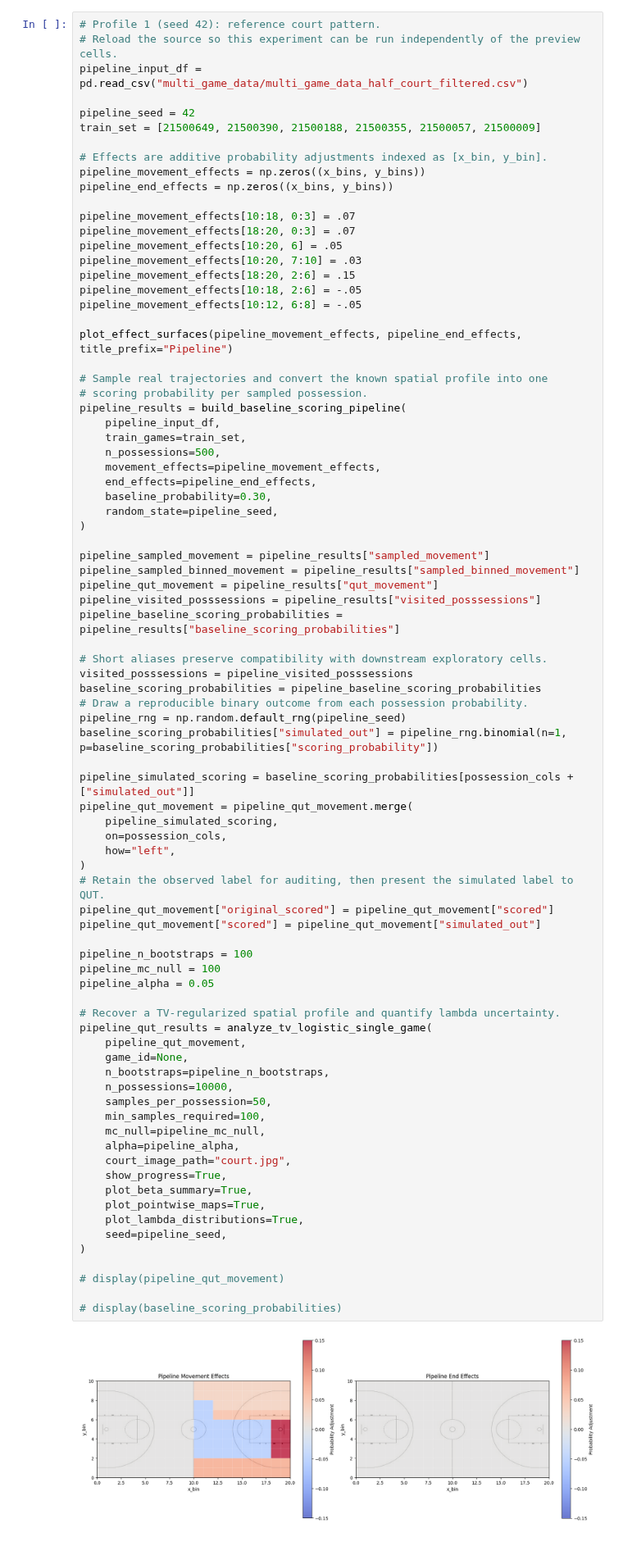
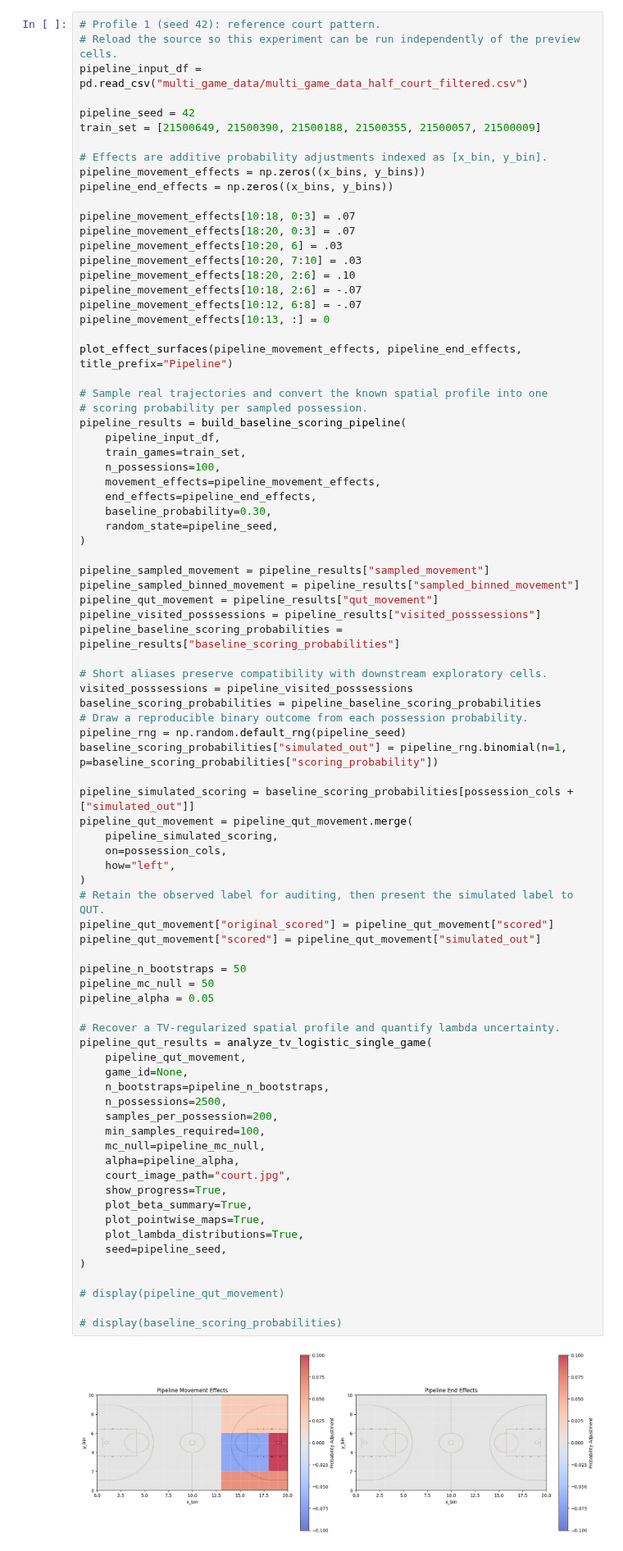
Before and after one commit to Channertheman/NBA_Analysis, a Jupyter notebook: Simulation_construction.ipynb, the cells around one changed output. Shown at 82% size. Saved outputs shown, nothing was run; the diff lists cells and outputs as text.

Commit message:
Cleaning outputs, testing profiles + bootstrapping parameters

```diff
--- a/Simulation_construction.ipynb
+++ b/Simulation_construction.ipynb
@@ -538,11 +538,12 @@ pipeline_end_effects = np.zeros((x_bins, y_bins))
 
 pipeline_movement_effects[10:18, 0:3] = .07
 pipeline_movement_effects[18:20, 0:3] = .07
-pipeline_movement_effects[10:20, 6] = .05
+pipeline_movement_effects[10:20, 6] = .03
 pipeline_movement_effects[10:20, 7:10] = .03
-pipeline_movement_effects[18:20, 2:6] = .15
-pipeline_movement_effects[10:18, 2:6] = -.05
-pipeline_movement_effects[10:12, 6:8] = -.05
+pipeline_movement_effects[18:20, 2:6] = .10
+pipeline_movement_effects[10:18, 2:6] = -.07
+pipeline_movement_effects[10:12, 6:8] = -.07
+pipeline_movement_effects[10:13, :] = 0
 
 plot_effect_surfaces(pipeline_movement_effects, pipeline_end_effects, title_prefix="Pipeline")
 
@@ -551,7 +552,7 @@ plot_effect_surfaces(pipeline_movement_effects, pipeline_end_effects, title_pref
 pipeline_results = build_baseline_scoring_pipeline(
     pipeline_input_df,
     train_games=train_set,
-    n_possessions=500,
+    n_possessions=100,
     movement_effects=pipeline_movement_effects,
     end_effects=pipeline_end_effects,
     baseline_probability=0.30,
@@ -576,36 +577,36 @@ pipeline_qut_movement = pipeline_qut_movement.merge(
     pipeline_simulated_scoring,
     on=possession_cols,
     how="left",
 )
 # Retain the observed label for auditing, then present the simulated label to QUT.
 pipeline_qut_movement["original_scored"] = pipeline_qut_movement["scored"]
 pipeline_qut_movement["scored"] = pipeline_qut_movement["simulated_out"]
 
-pipeline_n_bootstraps = 100
-pipeline_mc_null = 100
+pipeline_n_bootstraps = 50
+pipeline_mc_null = 50
 pipeline_alpha = 0.05
 
 # Recover a TV-regularized spatial profile and quantify lambda uncertainty.
 pipeline_qut_results = analyze_tv_logistic_single_game(
     pipeline_qut_movement,
     game_id=None,
     n_bootstraps=pipeline_n_bootstraps,
-    n_possessions=10000,
-    samples_per_possession=50,
+    n_possessions=2500,
+    samples_per_possession=200,
     min_samples_required=100,
     mc_null=pipeline_mc_null,
     alpha=pipeline_alpha,
     court_image_path="court.jpg",
     show_progress=True,
     plot_beta_summary=True,
     plot_pointwise_maps=True,
     plot_lambda_distributions=True,
     seed=pipeline_seed,
 )
 
 # display(pipeline_qut_movement)
 
 # display(baseline_scoring_probabilities)
 # %% [output]
-[figure, old version]
+[figure, new version]
 === Processing single ===
```
Also changed, not shown: parts of 6 cells of this notebook, 3 other files.
